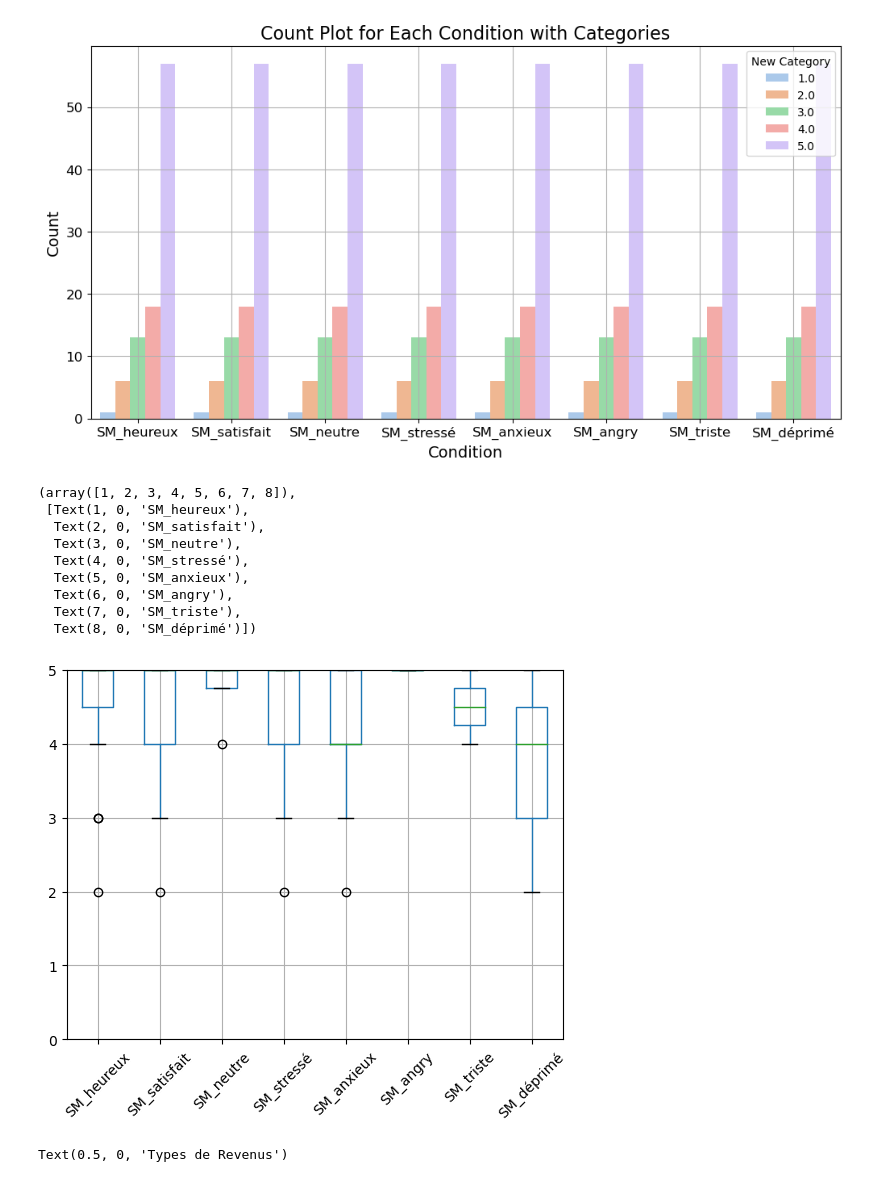
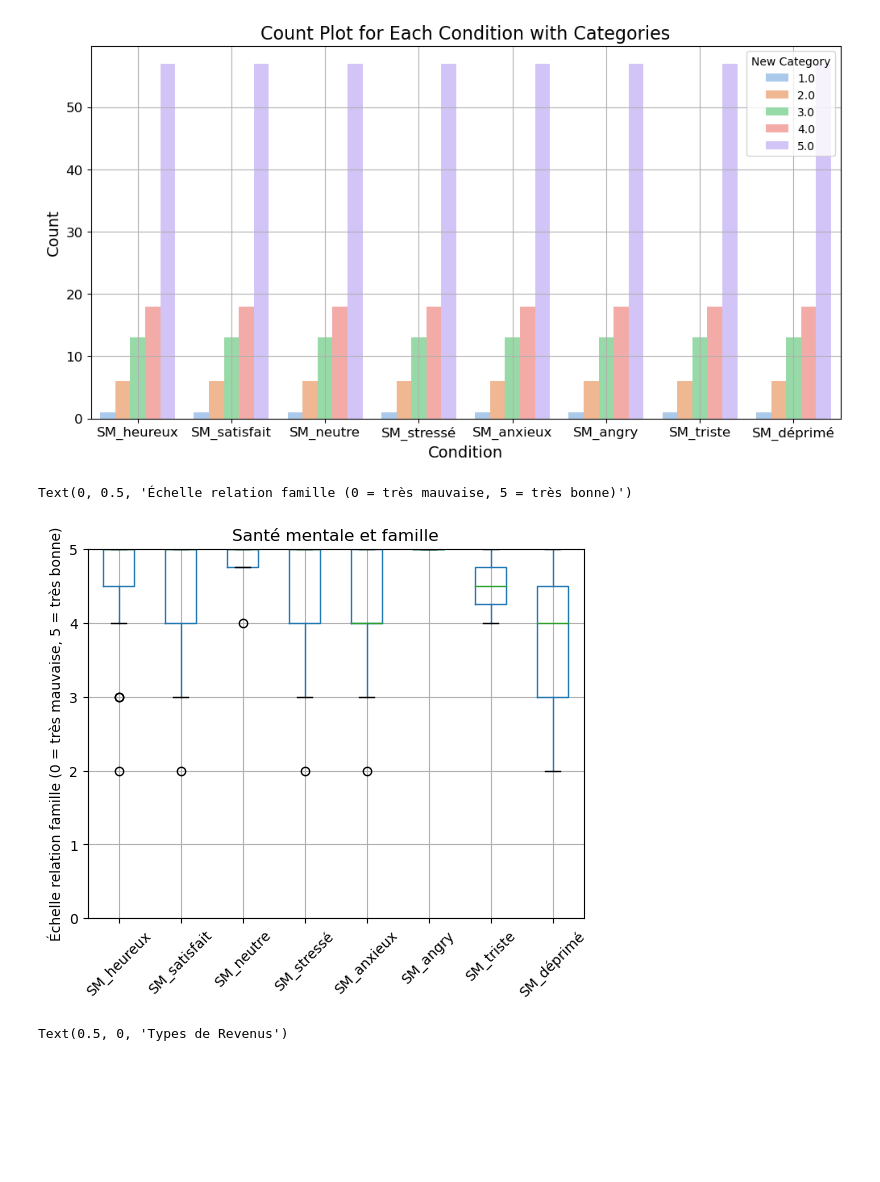
Before and after one commit to ClarissePierre/Precarite_Analyse, a Jupyter notebook: analyse.ipynb, the cells around one changed output. Drawn from its saved outputs; the diff is of its cells as text; code cells hidden in the pictures; blank space fills up the shorter version.

```diff
--- a/analyse.ipynb
+++ b/analyse.ipynb
@@ -1429,23 +1422,17 @@ plt.show()
 # %%
 
 famille_SM_df=pd.DataFrame(columns=conditions)
 for condition in conditions:
     famille_SM_df[condition] = data[data[condition] == 1]['Famille']
 
 famille_SM_df.boxplot()
 plt.ylim(0,5)
 plt.xticks(rotation=45)
+plt.title('Santé mentale et famille')
+plt.ylabel('Échelle relation famille (0 = très mauvaise, 5 = très bonne)')
 # %% [output]
-(array([1, 2, 3, 4, 5, 6, 7, 8]),
- [Text(1, 0, 'SM_heureux'),
-  Text(2, 0, 'SM_satisfait'),
-  Text(3, 0, 'SM_neutre'),
-  Text(4, 0, 'SM_stressé'),
-  Text(5, 0, 'SM_anxieux'),
-  Text(6, 0, 'SM_angry'),
-  Text(7, 0, 'SM_triste'),
-  Text(8, 0, 'SM_déprimé')])
+Text(0, 0.5, 'Échelle relation famille (0 = très mauvaise, 5 = très bonne)')
-[figure, old version]
+[figure, new version]
 # %%
 # Types de ressources en comparant bachelor et master
 df_master=data[data['Études']=='Master']
```
Also changed, not shown: parts of 5 cells of this notebook.
